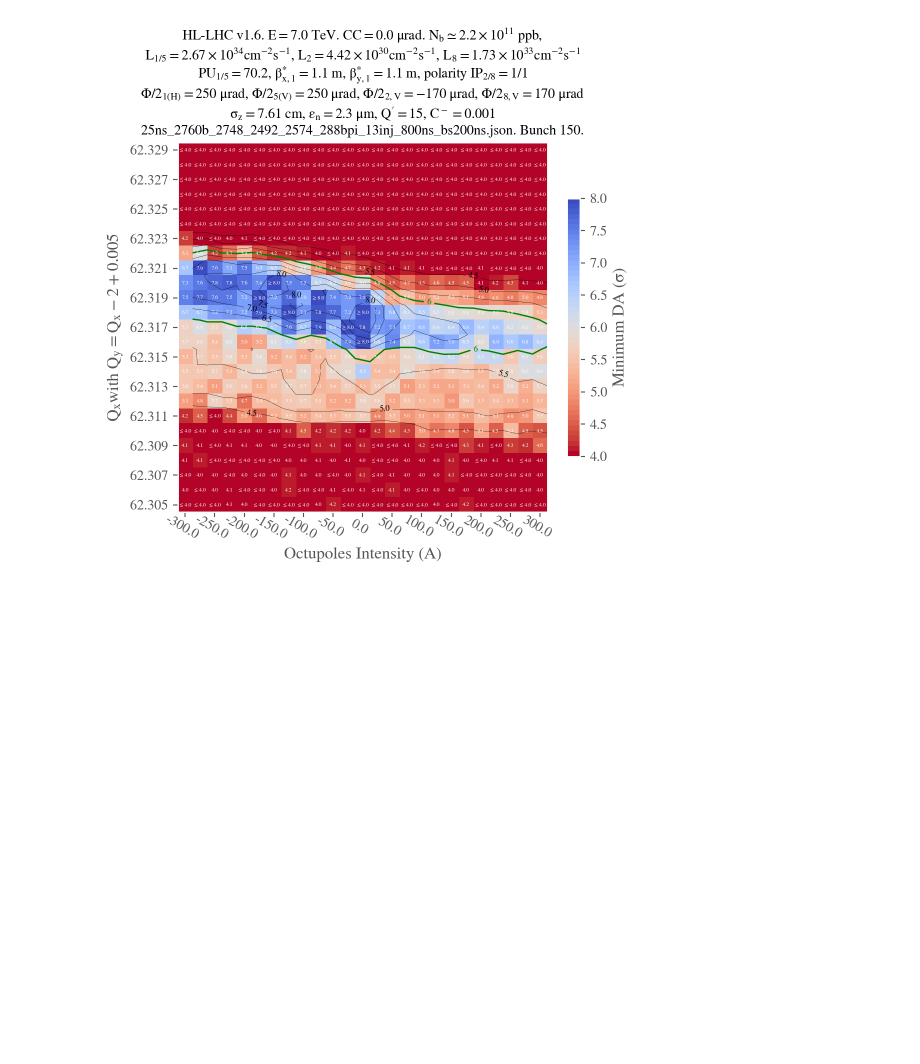
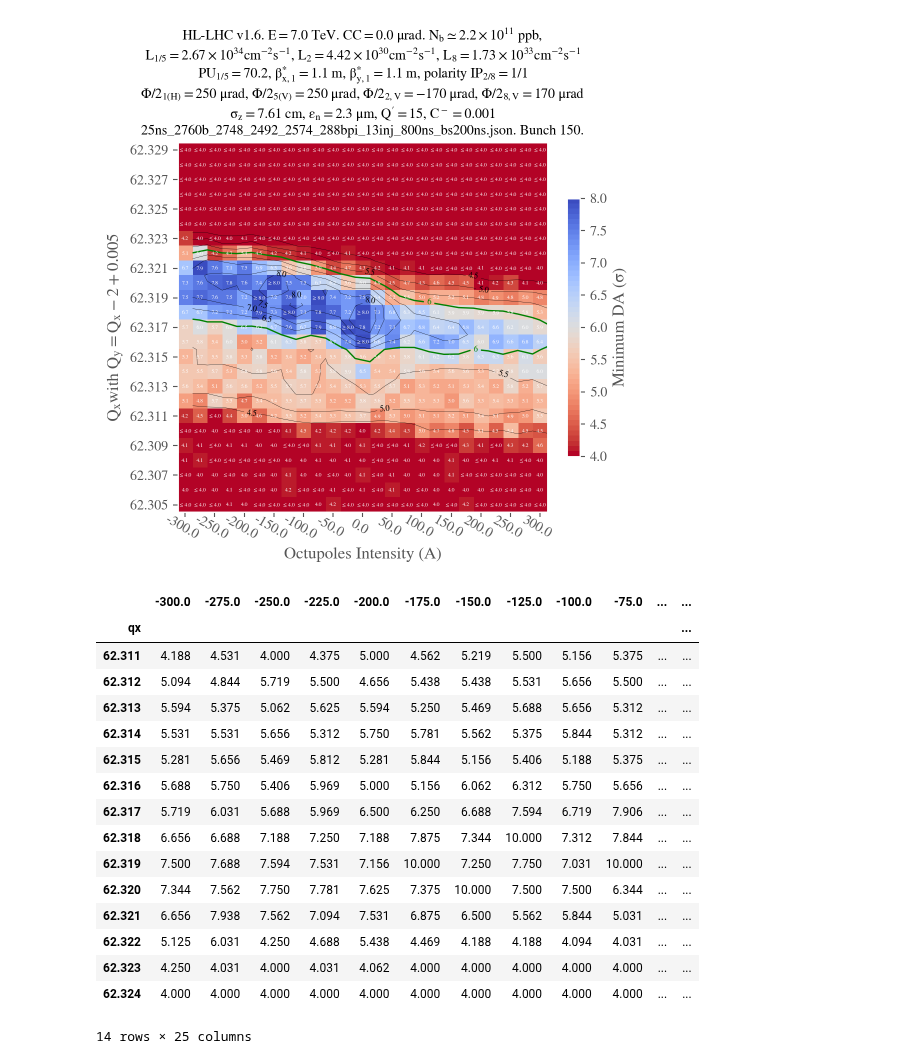
Before and after one commit to ColasDroin/DA_IPAC_2024, a Jupyter notebook: studies/analysis/analysis_oct_scan_end_of_collapse_round.ipynb, the cells around one changed output. Saved outputs shown, nothing was run; the diff lists cells and outputs as text; code cells hidden in the pictures; blank space fills up the shorter version.

```diff
--- a/studies/analysis/analysis_oct_scan_end_of_collapse_round.ipynb
+++ b/studies/analysis/analysis_oct_scan_end_of_collapse_round.ipynb
@@ -95,3 +95,26 @@ analysis_functions.plot_heatmap(
 )
 # %% [output]
 [figure]
+# %%
+# Filter to only keep octupoles between 312 and 324
+df_to_plot.index = df_to_plot.index.astype(float)
+df_to_plot = df_to_plot[(df_to_plot.index >= 62.311) & (df_to_plot.index <= 62.324)]
+df_to_plot
+# %% [output]
+|  | -300.0 | -275.0 | -250.0 | -225.0 | -200.0 | -175.0 | -150.0 | -125.0 | -100.0 | -75.0 | ... | ... |
+| qx |  |  |  |  |  |  |  |  |  |  |  | ... |
+| 62.311 | 4.188 | 4.531 | 4.000 | 4.375 | 5.000 | 4.562 | 5.219 | 5.500 | 5.156 | 5.375 | ... | ... |
+| 62.312 | 5.094 | 4.844 | 5.719 | 5.500 | 4.656 | 5.438 | 5.438 | 5.531 | 5.656 | 5.500 | ... | ... |
+| 62.313 | 5.594 | 5.375 | 5.062 | 5.625 | 5.594 | 5.250 | 5.469 | 5.688 | 5.656 | 5.312 | ... | ... |
+| 62.314 | 5.531 | 5.531 | 5.656 | 5.312 | 5.750 | 5.781 | 5.562 | 5.375 | 5.844 | 5.312 | ... | ... |
+| 62.315 | 5.281 | 5.656 | 5.469 | 5.812 | 5.281 | 5.844 | 5.156 | 5.406 | 5.188 | 5.375 | ... | ... |
+| 62.316 | 5.688 | 5.750 | 5.406 | 5.969 | 5.000 | 5.156 | 6.062 | 6.312 | 5.750 | 5.656 | ... | ... |
+| 62.317 | 5.719 | 6.031 | 5.688 | 5.969 | 6.500 | 6.250 | 6.688 | 7.594 | 6.719 | 7.906 | ... | ... |
+| 62.318 | 6.656 | 6.688 | 7.188 | 7.250 | 7.188 | 7.875 | 7.344 | 10.000 | 7.312 | 7.844 | ... | ... |
+| 62.319 | 7.500 | 7.688 | 7.594 | 7.531 | 7.156 | 10.000 | 7.250 | 7.750 | 7.031 | 10.000 | ... | ... |
+| 62.320 | 7.344 | 7.562 | 7.750 | 7.781 | 7.625 | 7.375 | 10.000 | 7.500 | 7.500 | 6.344 | ... | ... |
+| 62.321 | 6.656 | 7.938 | 7.562 | 7.094 | 7.531 | 6.875 | 6.500 | 5.562 | 5.844 | 5.031 | ... | ... |
+| 62.322 | 5.125 | 6.031 | 4.250 | 4.688 | 5.438 | 4.469 | 4.188 | 4.188 | 4.094 | 4.031 | ... | ... |
+| 62.323 | 4.250 | 4.031 | 4.000 | 4.031 | 4.062 | 4.000 | 4.000 | 4.000 | 4.000 | 4.000 | ... | ... |
+| 62.324 | 4.000 | 4.000 | 4.000 | 4.000 | 4.000 | 4.000 | 4.000 | 4.000 | 4.000 | 4.000 | ... | ... |
+14 rows × 25 columns
```
Also changed, not shown: parts of 1 cell of this notebook, 27 other files.
